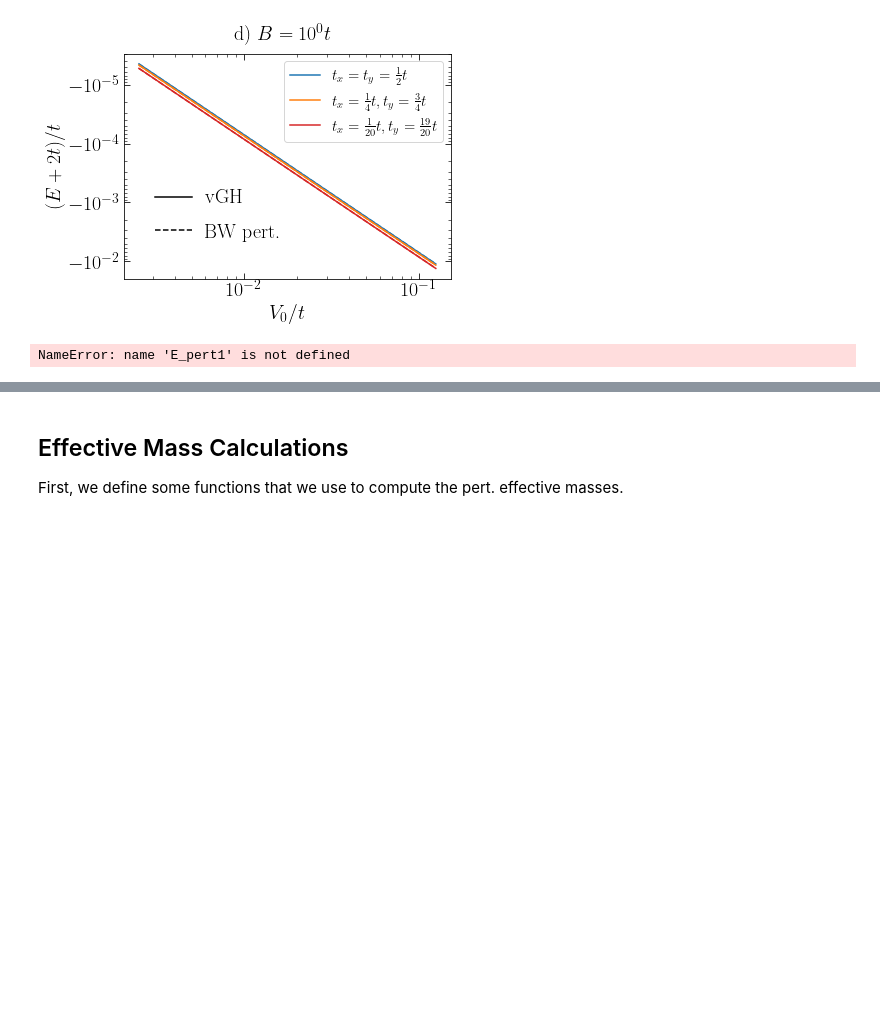
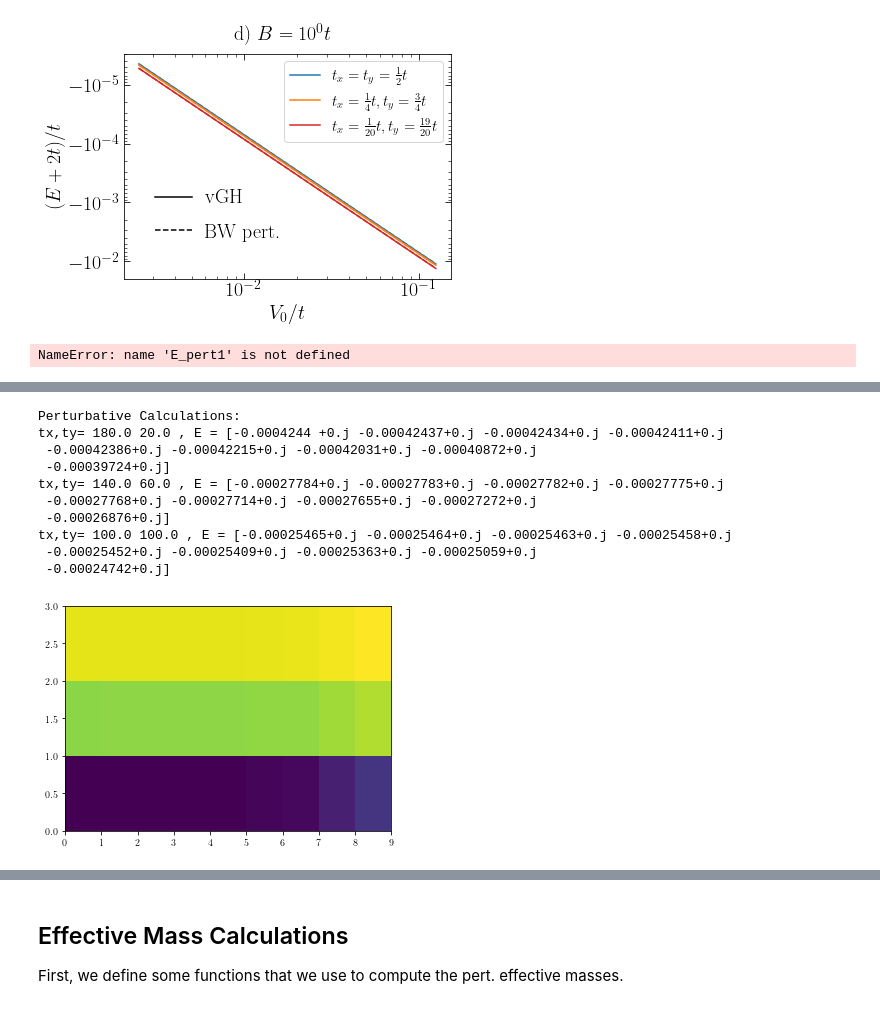
Before and after one commit to Progklui/rotor_lattice_models, a Jupyter notebook: perturbation_theory.ipynb, the cells around one changed output, grey strips where cells are left out. Saved outputs shown, nothing was run; the diff lists cells and outputs as text; code cells hidden in the pictures; blank space fills up the shorter version.

```diff
--- a/perturbation_theory.ipynb
+++ b/perturbation_theory.ipynb
@@ -583,0 +588,29 @@ print(E_pert1-E_vGH1)
+# %%
+def pert_B_scan(params, B_arr):
+    E_arr = np.zeros(len(B_arr), dtype=complex)
+    for i in range(len(B_arr)):
+        E_min = find_Ep(params["V_0"], params["tx"], params["ty"], B_arr[i], -4.0872e-4) #guess_Ep(params["V_0"]))
+        E_arr[i] = E_min[0]
+        #print('B =', B_arr[i], ', E =', E_arr[i])
+
+    return E_arr
+
+def get_tx_ty(sum_tx_ty, diff_tx_ty):
+    tx = 0.5*(sum_tx_ty+diff_tx_ty)
+    ty = 0.5*(sum_tx_ty-diff_tx_ty)
+    return tx, ty
+
+def pert_B_sym_scan(params, sum_tx_ty, diff_tx_ty, B_arr):
+    print('\nPerturbative Calculations:')
+
+    E_arr = np.zeros((len(diff_tx_ty),len(B_arr)), dtype=complex)
+    for i in range(len(diff_tx_ty)):
+        tx, ty = get_tx_ty(sum_tx_ty, diff_tx_ty[i])
+
+        params["tx"] = tx
+        params["ty"] = ty
+
+        E_arr[i] = pert_B_scan(params, B_arr)
+        print('tx,ty=', tx,ty, ', E =', E_arr[i])
+
+    return E_arr
@@ -583,0 +633,25 @@ print(E_pert1-E_vGH1)
+# %%
+V_0_B_dep = 0.2
+params["V_0"] = V_0_B_dep
+
+B_arr = np.array([0,0.002,0.004,0.02,0.04,0.2,0.4,2,4]) #np.linspace(0.002,0.02,3) #np.linspace(2,200,10)
+diff_tx_ty = np.array([160,80,0]) #,80,0]) #np.linspace(-200,200,11)
+
+sum_tx_ty = 200.0
+Ep_B_sym_V_02 = pert_B_sym_scan(params, sum_tx_ty, diff_tx_ty, B_arr)
+
+
+plt.pcolormesh(Ep_B_sym_V_02.real); plt.show()
+Ep_theory = -V_0_B_dep**2/np.sqrt(B_arr*(B_arr+4*sum_tx_ty))
+# %% [output]
+Perturbative Calculations:
+tx,ty= 180.0 20.0 , E = [-0.0004244 +0.j -0.00042437+0.j -0.00042434+0.j -0.00042411+0.j
+ -0.00042386+0.j -0.00042215+0.j -0.00042031+0.j -0.00040872+0.j
+ -0.00039724+0.j]
+tx,ty= 140.0 60.0 , E = [-0.00027784+0.j -0.00027783+0.j -0.00027782+0.j -0.00027775+0.j
+ -0.00027768+0.j -0.00027714+0.j -0.00027655+0.j -0.00027272+0.j
+ -0.00026876+0.j]
+tx,ty= 100.0 100.0 , E = [-0.00025465+0.j -0.00025464+0.j -0.00025463+0.j -0.00025458+0.j
+ -0.00025452+0.j -0.00025409+0.j -0.00025363+0.j -0.00025059+0.j
+ -0.00024742+0.j]
+[figure, added]
```
Also changed, not shown: parts of 5 cells of this notebook.
